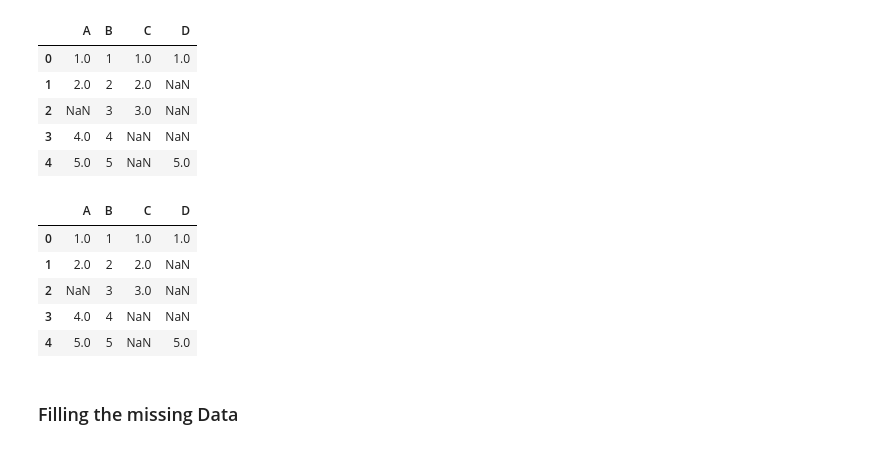
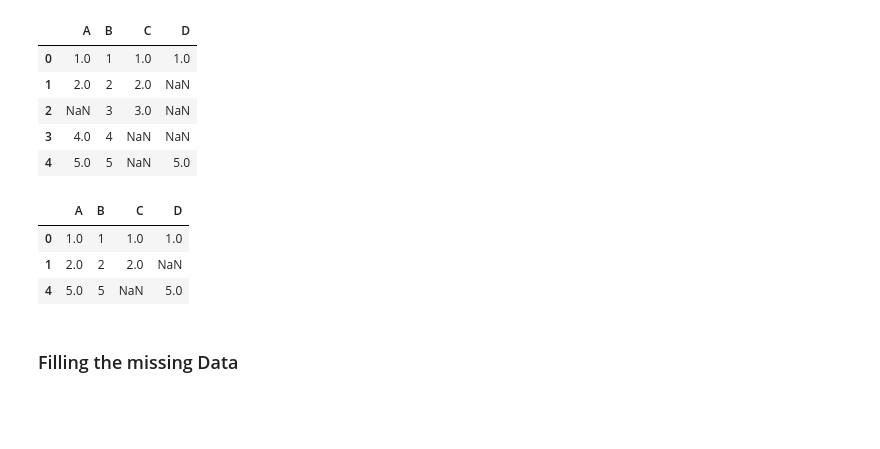
Before and after one commit to nishita-esrat/machine-learning, a Jupyter notebook: pandas/pandas.ipynb, the cells around one changed output. Cells and saved outputs as stored; diff of their text form; code cells hidden in the pictures; blank space fills up the shorter version.

```diff
--- a/pandas/pandas.ipynb
+++ b/pandas/pandas.ipynb
@@ -319,13 +319,11 @@ df3
 | 3 | 4.0 | 4 | NaN | NaN |
 | 4 | 5.0 | 5 | NaN | 5.0 |
 # %%
-df3.dropna(thresh=1)
+df3.dropna(thresh=3) # at least 3 non none value
 # %% [output]
 |  | A | B | C | D |
 | 0 | 1.0 | 1 | 1.0 | 1.0 |
 | 1 | 2.0 | 2 | 2.0 | NaN |
-| 2 | NaN | 3 | 3.0 | NaN |
-| 3 | 4.0 | 4 | NaN | NaN |
 | 4 | 5.0 | 5 | NaN | 5.0 |
 # %% [markdown]
 ### Filling the missing Data
```
Also changed, not shown: parts of 24 cells of this notebook.
